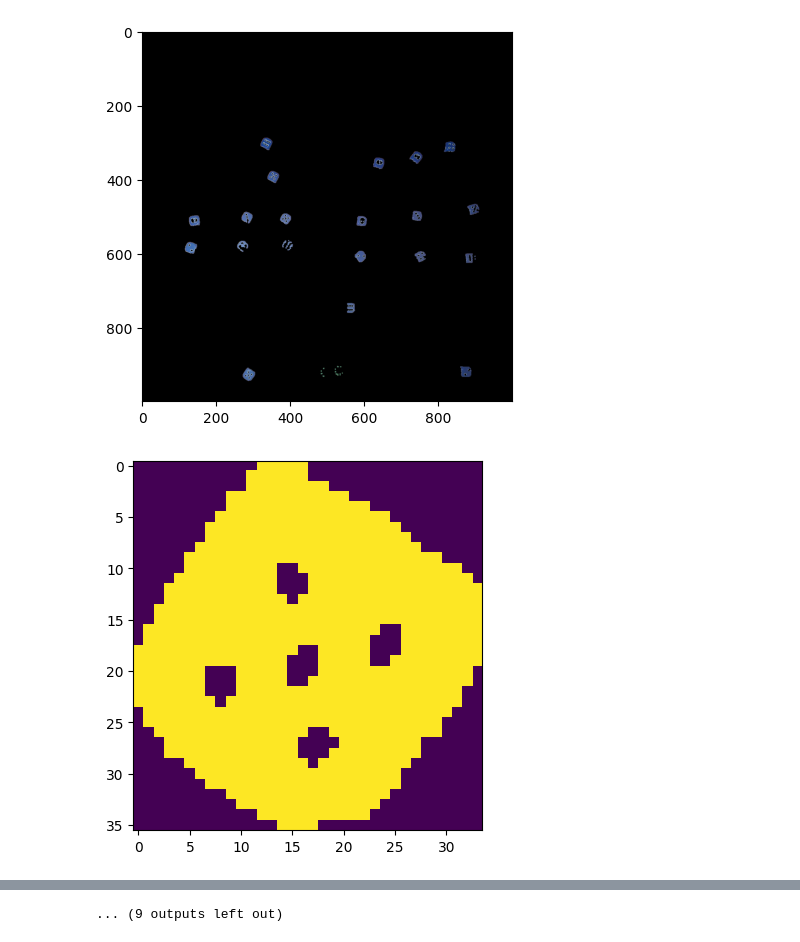
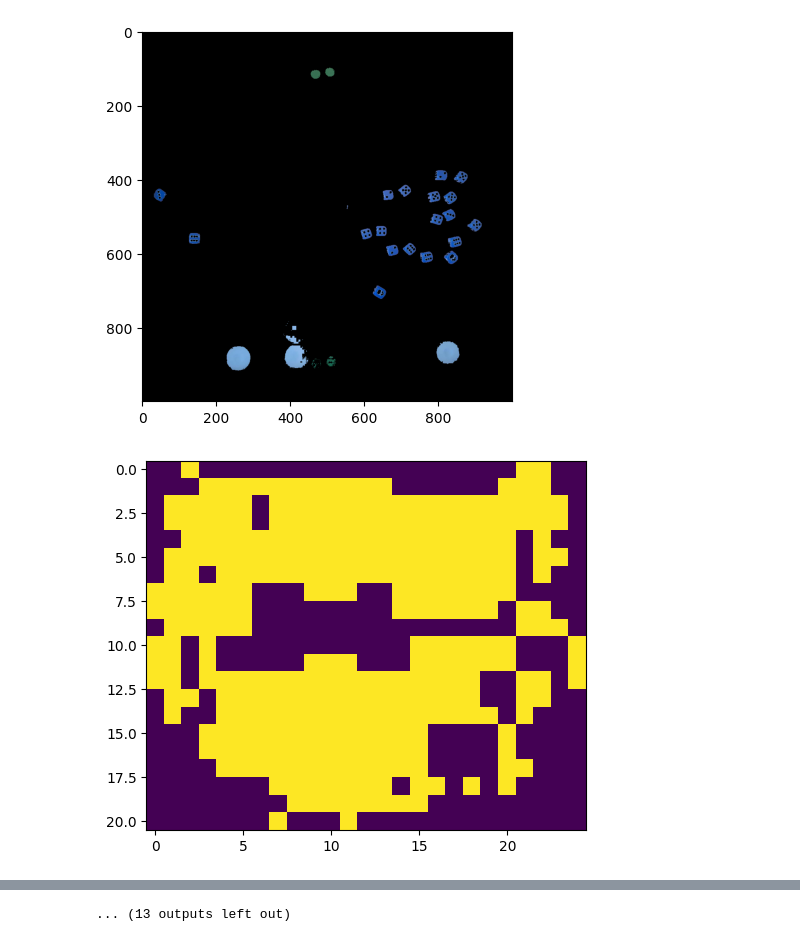
Before and after one commit to RobertKowalczewski/CVProject2, a Jupyter notebook: project2.ipynb, the cells around one changed output, grey strips where cells are left out. Cells and saved outputs as stored; diff of their text form; code cells hidden in the pictures.

```diff
--- a/project2.ipynb
+++ b/project2.ipynb
@@ -4,7 +4,7 @@ import cv2
 import matplotlib.pyplot as plt
 from functions import *
 # %%
-board = cv2.imread('cropped/2.jpg')
+board = cv2.imread('uncropped/3.jpg')
 board = cv2.cvtColor(board, cv2.COLOR_BGR2RGB)
 # %%
 plt.imshow(board)
@@ -175,21 +285,22 @@ lower_red = np.array([60,lb,lb])
 upper_red = np.array([150,255,255])
 mask0 = cv2.inRange(img_hsv, lower_red, upper_red)
 
+
+
+
 plt.imshow(mask0)
 plt.show()
 
-# join my masks
-redmask = mask0
-redmask = cv2.dilate(redmask, k)
+redmask = cv2.dilate(mask0, k)
 
 output_img = np.array(board_)
-output_img[np.where(redmask==0)] = 0
+output_img[np.where(mask0==0)] = 0
 
 plt.imshow(output_img)
 plt.show()
 
 
-cnts = cv2.findContours(redmask, cv2.RETR_EXTERNAL, cv2.CHAIN_APPROX_SIMPLE)
+cnts = cv2.findContours(mask0, cv2.RETR_EXTERNAL, cv2.CHAIN_APPROX_SIMPLE)
 cnts = cnts[0] if len(cnts) == 2 else cnts[1]
 
 
@@ -200,7 +311,7 @@ for c in cnts:
     area = cv2.contourArea(c)
     if area > min_area and area < max_area:
         x,y,w,h = cv2.boundingRect(c)
-        dices.append(redmask[y:y+h, x:x+w])
+        dices.append(mask0[y:y+h, x:x+w])
         #cv2.rectangle(board_, (x, y), (x + w, y + h), (36,255,12), 2)
 
 #detector = cv2.SimpleBlobDetector()
@@ -216,2 +327,2 @@ for dice in dices:
-[figure, old version]
+[figure, new version]
-[figure, old version]
+[figure, new version]
@@ -227 +338 @@ for dice in dices:
-... (9 outputs left out)
+... (13 outputs left out)
```
Also changed, not shown: parts of 6 cells of this notebook, 5 other files.
